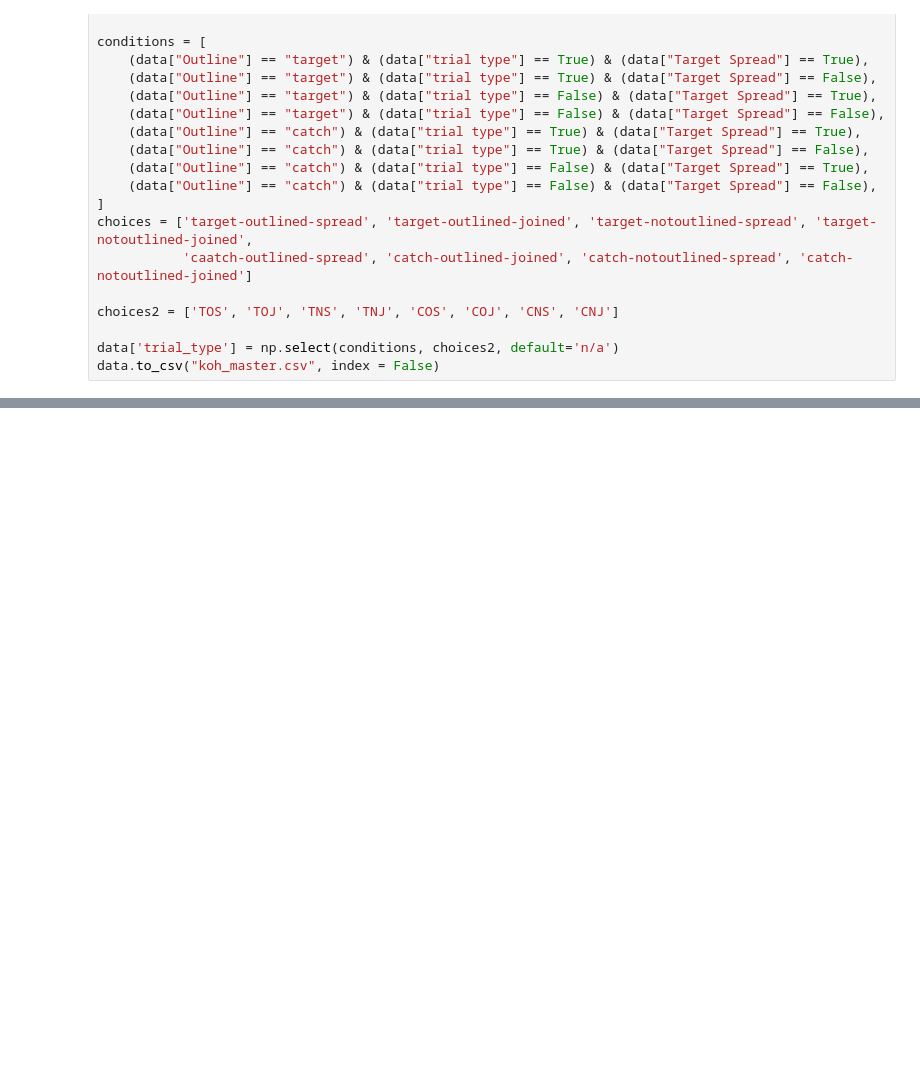
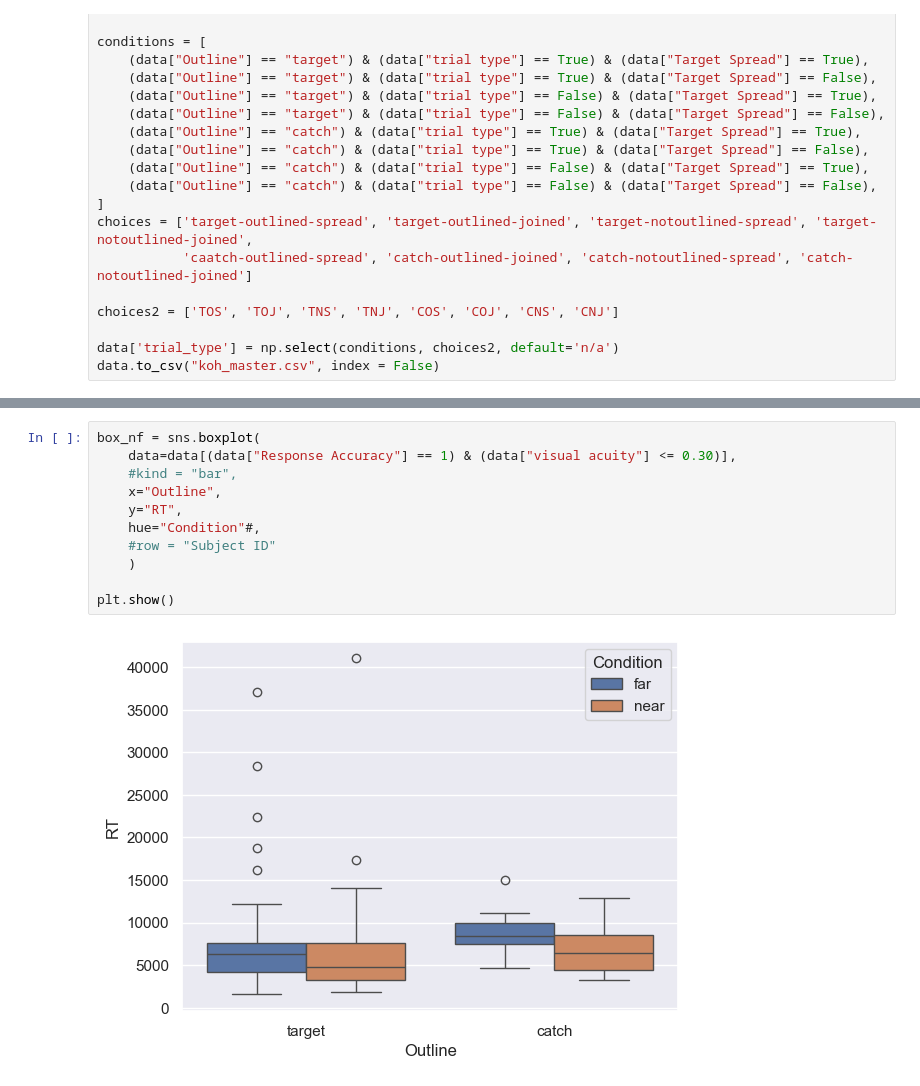
Before and after one commit to benguenther/Koh-blocks, a Jupyter notebook: KohStudy.ipynb, the cells around one changed output, grey strips where cells are left out. Cells and saved outputs as stored; diff of their text form; blank space fills up the shorter version.

```diff
--- a/KohStudy.ipynb
+++ b/KohStudy.ipynb
@@ -65,0 +67,13 @@ plt.show()
+# %%
+box_nf = sns.boxplot(
+    data=data[(data["Response Accuracy"] == 1) & (data["visual acuity"] <= 0.30)],
+    #kind = "bar",
+    x="Outline",
+    y="RT",
+    hue="Condition"#,
+    #row = "Subject ID"
+    )
+
+plt.show()
+# %% [output]
+[figure, added]
```
Also changed, not shown: parts of 4 cells of this notebook.
